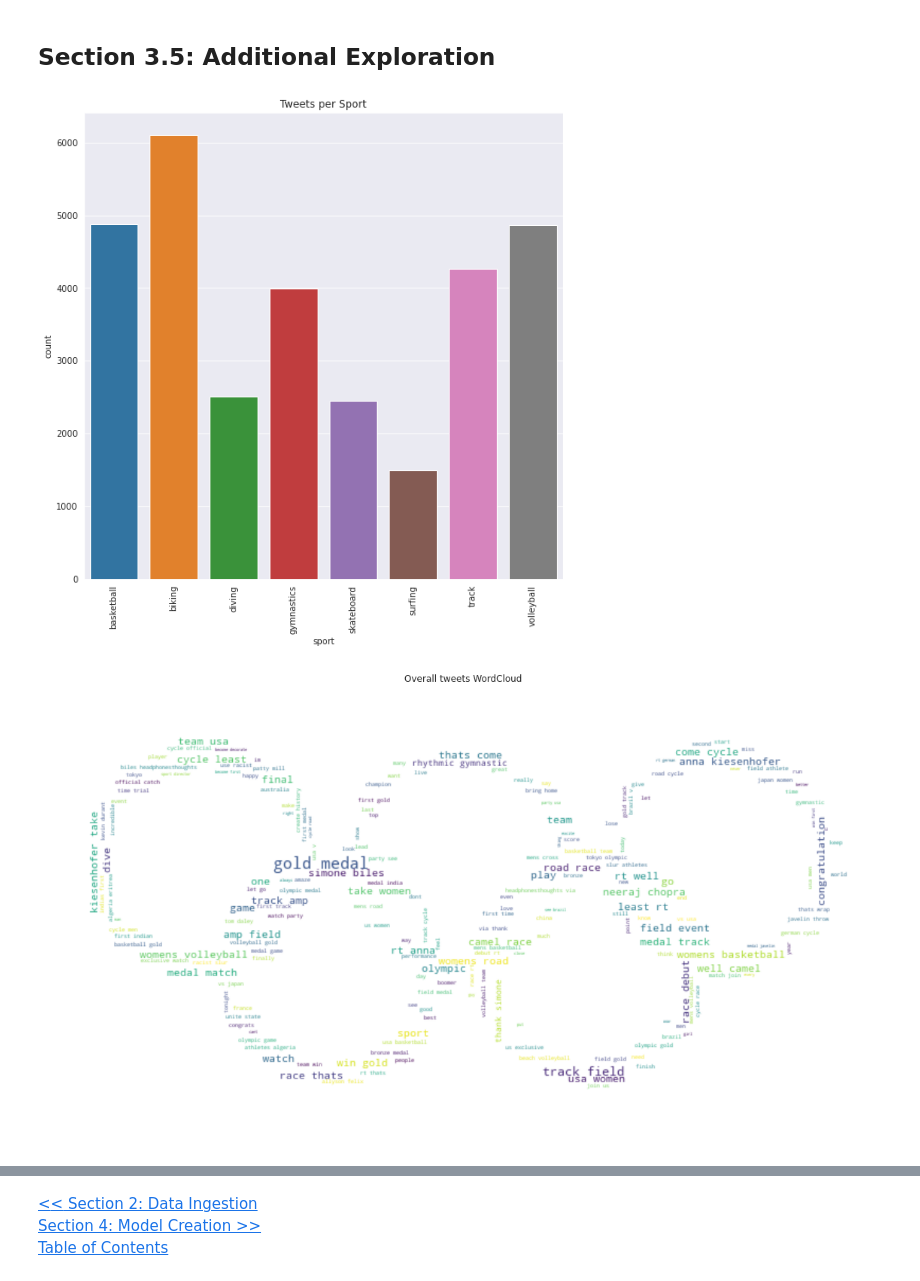
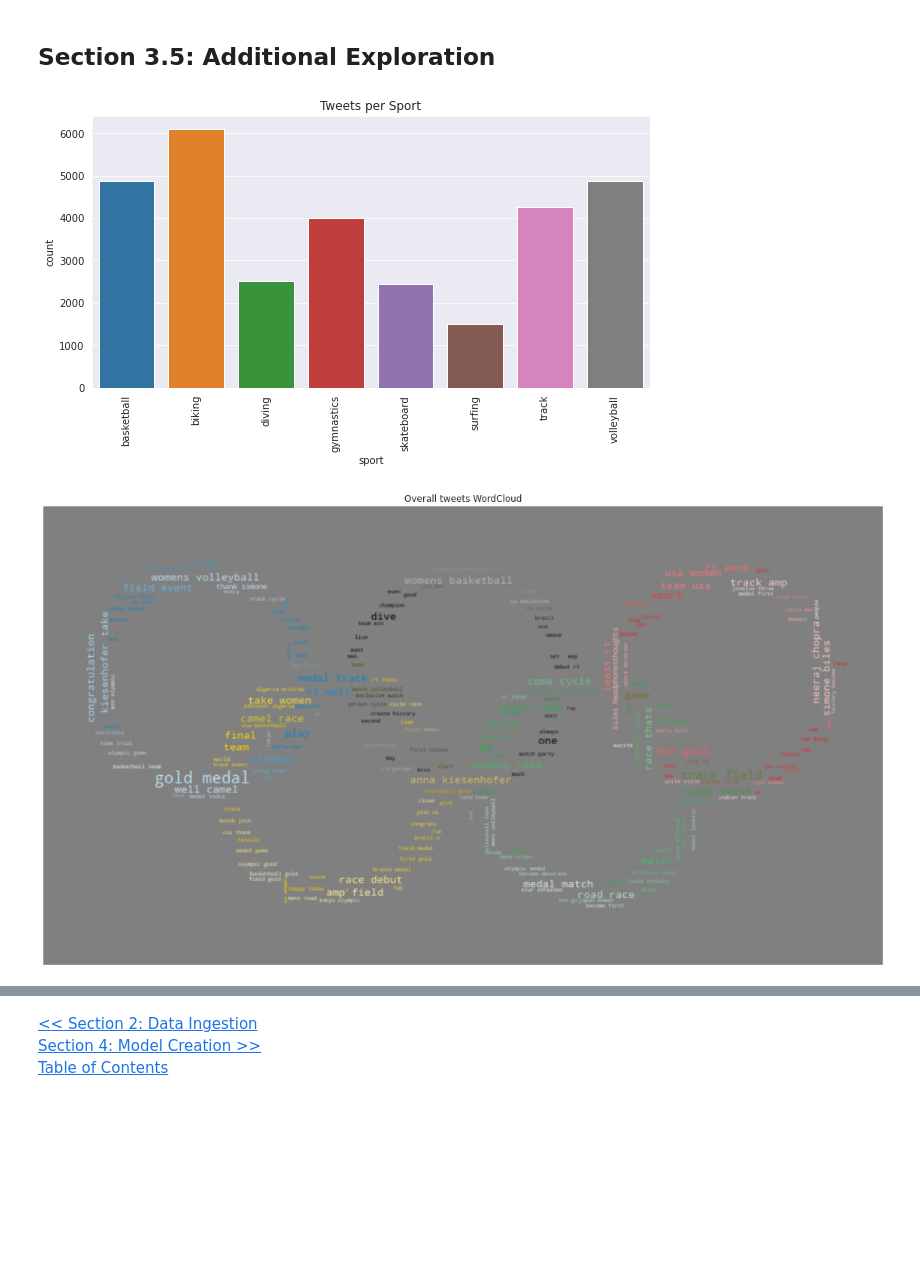
Before and after one commit to cvorsanger/COMP-4447-Final-Project, a Jupyter notebook: notebooks/Cleaning.ipynb, the cells around one changed output, grey strips where cells are left out. Saved outputs shown, nothing was run; the diff lists cells and outputs as text; code cells hidden in the pictures; blank space fills up the shorter version.

Commit message:
WordCloud Update

```diff
--- a/notebooks/Cleaning.ipynb
+++ b/notebooks/Cleaning.ipynb
@@ -122,12 +124,11 @@ With text data it can be difficult to define what an outlier is. Obviously be ca
 ## Section 3.5: Additional Exploration <a class="anchor" id="add_exp"></a>
 # %%
 import seaborn as sns
-import matplotlib.pyplot as plt
 sns.set_style('darkgrid')
-fig, ax = plt.subplots(figsize=(10,10))
+fig, ax = plt.subplots(figsize=(10,5))
 sns.countplot(x = olympic_df.sport)
 plt.xticks(rotation =90)
 plt.title("Tweets per Sport")
 plt.show()
 # %% [output]
-[figure, old version]
+[figure, new version]
@@ -134,15 +137,22 @@ plt.show()
 # %%
-from wordcloud import WordCloud
+from wordcloud import WordCloud, ImageColorGenerator
 from PIL import Image
+from scipy.ndimage import gaussian_gradient_magnitude
 olympic_df = pd.read_pickle("../data/archive/olympic-tweets-lemmatized.pkl")
 text = [ ' '.join(tweet) for tweet in olympic_df.lemma_text]
 mask = np.array(Image.open('../Images/Rings.jpg'))
-wordcloud = WordCloud(background_color="white", mask=mask).generate(' '.join(text))
+mask = mask[::1,::1]
+mask[mask.sum(axis=2) == 0] = 255
+edges = np.mean([gaussian_gradient_magnitude(parrot_color[:, :, i] / 255., 2) for i in range(3)], axis=0)
+parrot_mask[edges > .08] = 255
+wordcloud = WordCloud(background_color="gray", mask=mask, max_words=1000, min_font_size=5).generate(' '.join(text))
+colors = ImageColorGenerator(mask)
+wordcloud.recolor(color_func=colors)
 fig, _ =plt.subplots(figsize=(20,25))
 plt.imshow(wordcloud, interpolation='bilinear')
 plt.axis("off")
 plt.title('Overall tweets WordCloud')
 plt.show()
 # %% [output]
-[figure, old version]
+[figure, new version]
 # %%
```
Also changed, not shown: parts of 5 cells of this notebook, 4 other files.
